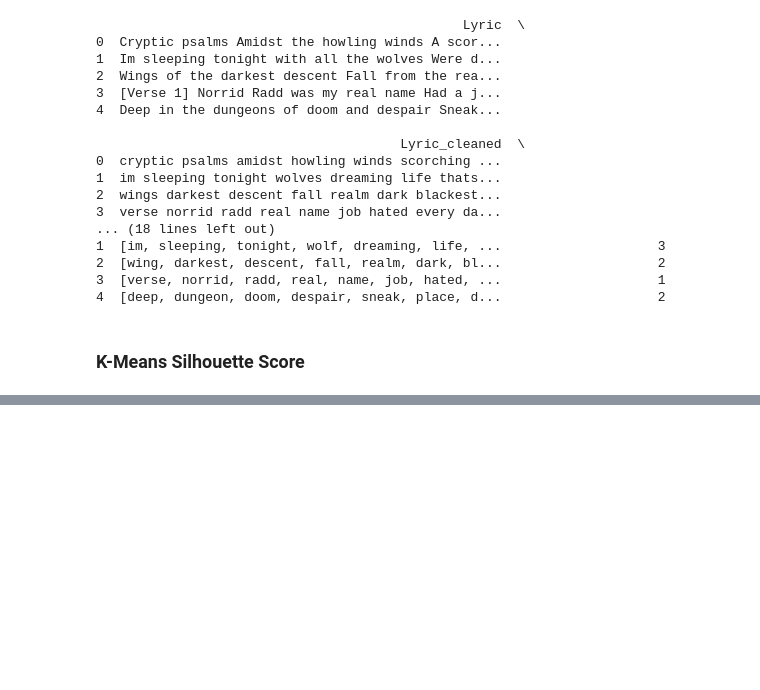
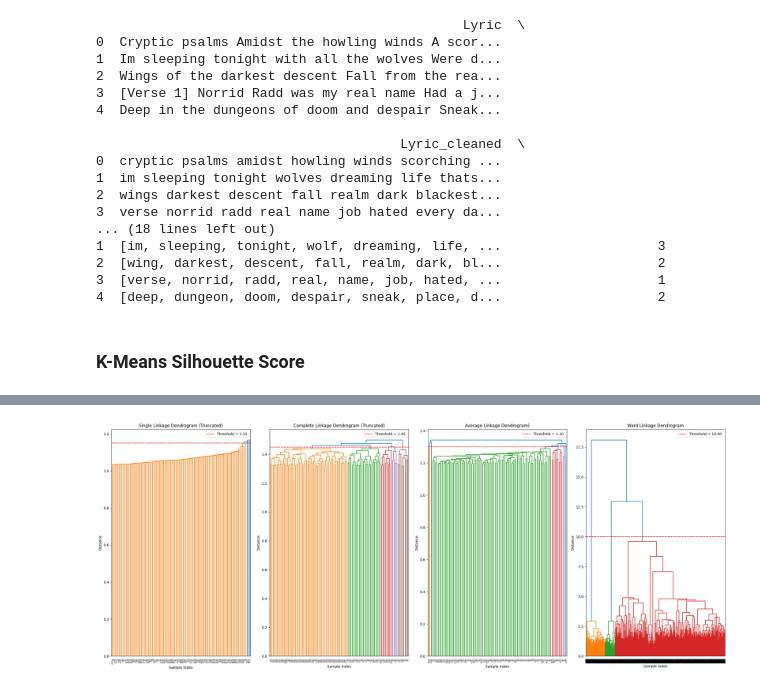
Before and after one commit to Artin-Tavasoli/NLP-Clustering, a Jupyter notebook: Clustering.ipynb, the cells around one changed output, grey strips where cells are left out. Saved outputs shown, nothing was run; the diff lists cells and outputs as text; code cells hidden in the pictures; blank space fills up the shorter version.

```diff
--- a/Clustering.ipynb
+++ b/Clustering.ipynb
@@ -239,0 +324,89 @@ K-Means Silhouette Score: 0.07143732160329819
+# %%
+# Increase recursion depth (needed for complete linkage)
+sys.setrecursionlimit(2000)
+
+linked_single = linkage(embeddings, 'single')
+linked_complete = linkage(embeddings, 'complete')
+linked_average = linkage(embeddings, 'average')
+linked_ward = linkage(embeddings, 'ward')
+
+plt.figure(figsize=(25, 10))
+
+# Truncate to show only the last 'p' merged clusters (e.g., p=30)
+p_truncate = 100
+
+# according to PCA in below cells, we want about 3-4 clusters.
+threshold_single = 1.05
+threshold_complete = 1.45
+threshold_average = 1.3
+threshold_ward = 10
+
+
+plt.subplot(1, 4, 1)
+dendrogram(linked_single,
+            orientation='top',
+            distance_sort='descending',
+            show_leaf_counts=True,
+            truncate_mode='lastp',
+            p=p_truncate,
+            color_threshold=threshold_single)
+
+
+plt.title('Single Linkage Dendrogram (Truncated)')
+plt.xlabel('Sample Index')
+plt.ylabel('Distance')
+plt.axhline(y=threshold_single, color='r', linestyle='--', label=f'Threshold = {threshold_single:.2f}')
+plt.legend()
+
+
+plt.subplot(1, 4, 2)
+dendrogram(linked_complete,
+            orientation='top',
+            distance_sort='descending',
+            show_leaf_counts=True,
+            truncate_mode='lastp',
+            p=p_truncate,
+            color_threshold=threshold_complete)
+
+plt.title('Complete Linkage Dendrogram (Truncated)')
+plt.xlabel('Sample Index')
+plt.ylabel('Distance')
+plt.axhline(y=threshold_complete, color='r', linestyle='--', label=f'Threshold = {threshold_complete:.2f}')
+plt.legend()
+
+
+plt.subplot(1, 4, 3)
+dendrogram(linked_average,
+            orientation='top',
+            distance_sort='descending',
+            show_leaf_counts=True,
+            truncate_mode='lastp',
+            p=p_truncate,
+            color_threshold=threshold_average)
+
+plt.title('Average Linkage Dendrogram)')
+plt.xlabel('Sample Index')
+plt.ylabel('Distance')
+plt.axhline(y=threshold_average, color='r', linestyle='--', label=f'Threshold = {threshold_average:.2f}')
+plt.legend()
+
+plt.subplot(1, 4, 4)
+dendrogram(linked_ward,
+            orientation='top',
+            distance_sort='desce nding',
+            show_leaf_counts=True,
+            p=p_truncate,
+            color_threshold=threshold_ward)
+
+
+plt.title('Ward Linkage Dendrogram')
+plt.xlabel('Sample Index')
+plt.ylabel('Distance')
+plt.axhline(y=threshold_ward, color='r', linestyle='--', label=f'Threshold = {threshold_ward:.2f}')
+plt.legend()
+
+
+plt.tight_layout()
+plt.show()
+# %% [output]
+[figure, added]
```
Also changed, not shown: parts of 19 cells of this notebook.
